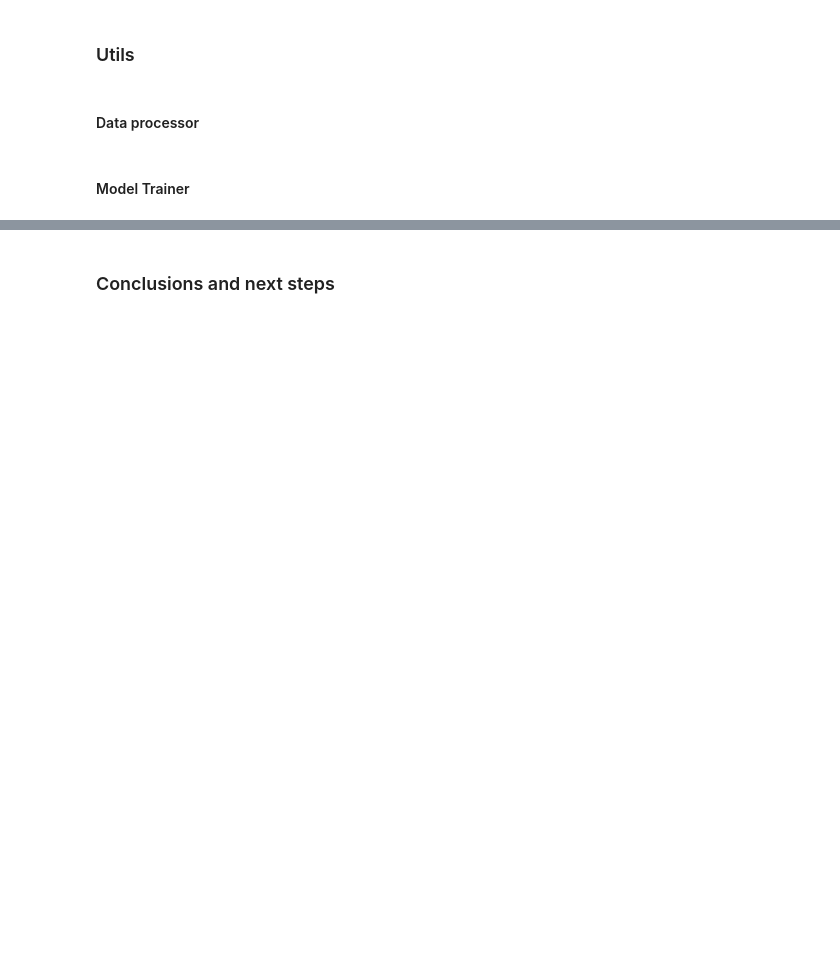
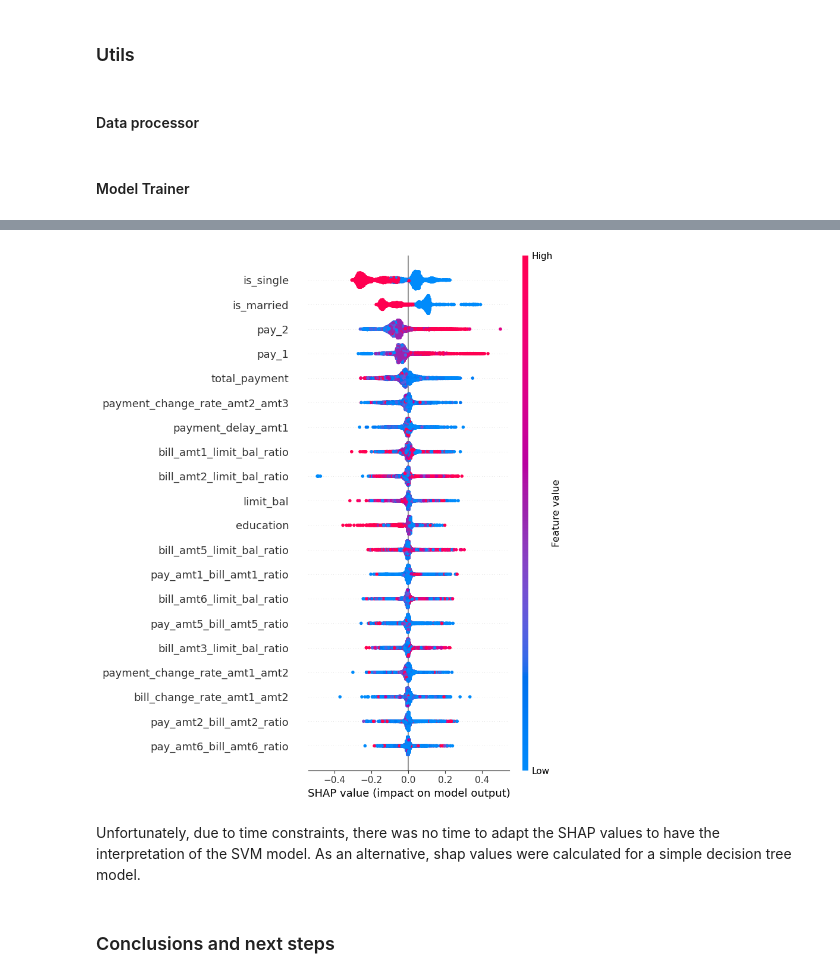
Before and after one commit to MafSV20180073/credit_default_prediction, a Jupyter notebook: notebooks/03_modeling_and_evaluation.ipynb, the cells around one changed output, grey strips where cells are left out. Saved outputs shown, nothing was run; the diff lists cells and outputs as text; code cells hidden in the pictures; blank space fills up the shorter version.

```diff
--- a/notebooks/03_modeling_and_evaluation.ipynb
+++ b/notebooks/03_modeling_and_evaluation.ipynb
@@ -390,2 +898,29 @@ array([[ 0.09916111,  0.21860313,  0.60424911, ...,  0.94317227,
+# %%
+# SHAP values:
+# clf = SVC(random_state=seed)
+# clf.fit(X_train, y_train)
+
+train_data = pd.concat([X_train, y_train], axis=1)
+test_data = pd.concat([X_test, y_test], axis=1)
+
+# explainer = shap.KernelExplainer(clf.predict_proba, X_train)
+explainer = shap.TreeExplainer(clf)
+shap_values = explainer(test_data)
+
+exp = shap.Explanation(
+    shap_values.values[:,:,1],
+    shap_values.base_values[:,1],
+    data=test_data.values,
+    feature_names=test_data.columns
+)
+
+shap.summary_plot(
+    shap_values=exp,
+    features=test_data
+)
+# %% [output]
+[figure, added]
+# %% [markdown]
+Unfortunately, due to time constraints, there was no time to adapt the SHAP values to have the interpretation of the SVM model. As an alternative, shap values were calculated for a simple decision tree model.
 # %% [markdown]
 ### Conclusions and next steps
```
Also changed, not shown: parts of 34 cells of this notebook, 1 other file.
